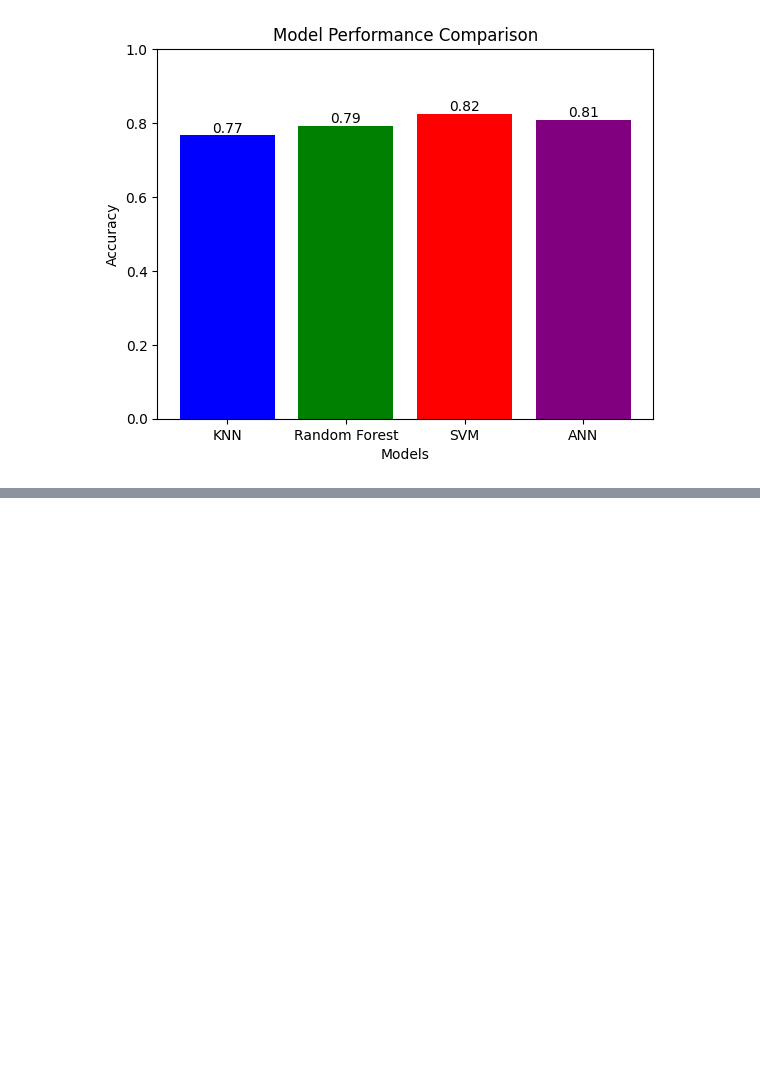
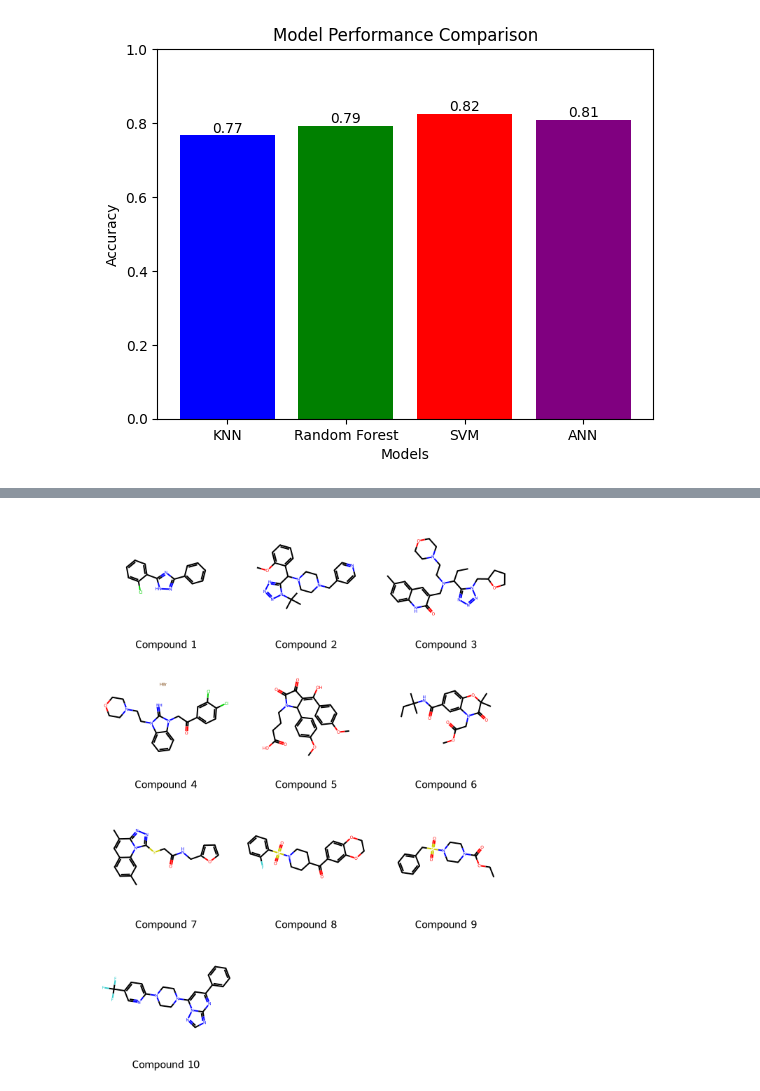
Before and after one commit to pegahahadian/DrugDiscovery, a Jupyter notebook: CYP2C9 Inhibition.ipynb, the cells around one changed output, grey strips where cells are left out. Drawn from its saved outputs; the diff is of its cells as text; code cells hidden in the pictures; blank space fills up the shorter version.

```diff
--- a/CYP2C9 Inhibition.ipynb
+++ b/CYP2C9 Inhibition.ipynb
@@ -1065,0 +1094,27 @@ plt.show()
+# %%
+import deepchem as dc
+from tdc.single_pred import ADME
+
+# Load the ADMET dataset
+data = ADME(name='CYP2C9_Veith')
+split = data.get_split()
+
+# Dataset size
+print("Training set size:", len(split['train']))
+print("Validation set size:", len(split['valid']))
+print("Test set size:", len(split['test']))
+
+# Display first few compounds and labels
+for i in range(5):
+    compound = split['train']['Drug'][i]
+    label = split['train']['Y'][i]
+    print(f"Compound {i+1}: {compound}, Inhibits CYP2C9: {'Yes' if label == 1 else 'No'}")
+
+# Label distribution
+train_labels = split['train']['Y']
+# Count inhibitors and non-inhibitors
+num_inhibitors = np.sum(train_labels)
+num_non_inhibitors = len(train_labels) - num_inhibitors
+
+print("Number of inhibitors in training set:", num_inhibitors)
+print("Number of non-inhibitors in training set:", num_non_inhibitors)
@@ -1065,0 +1135,11 @@ plt.show()
+# %%
+from rdkit import Chem
+from rdkit.Chem import Draw
+
+# Convert SMILES to RDKit molecule objects
+molecules = [Chem.MolFromSmiles(compound) for compound in split['train']['Drug'][:10]]
+
+# Visualize molecules
+Draw.MolsToGridImage(molecules, legends=[f"Compound {i+1}" for i in range(10)])
+# %% [output]
+[figure, added]
```
Also changed, not shown: parts of 4 cells of this notebook.
